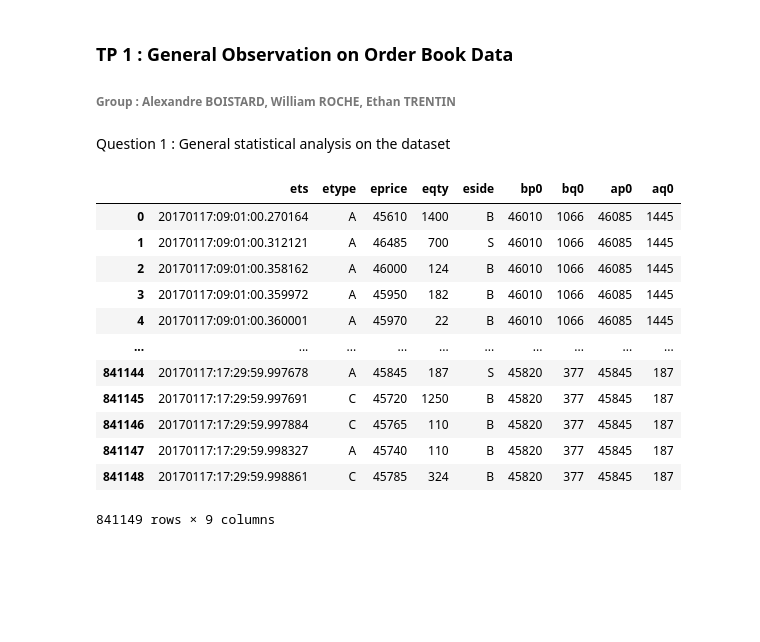
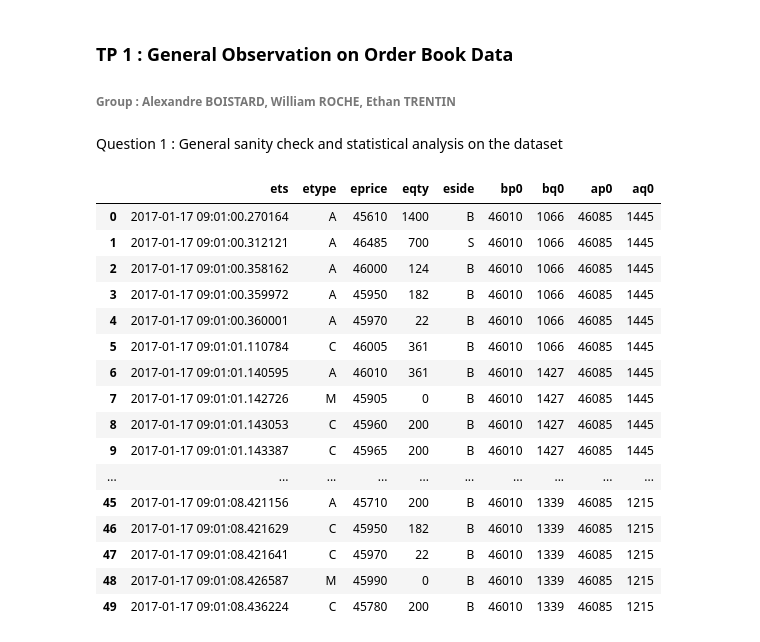
Before and after one commit to ethantrentin/High-Frequency-Data-Limit-Order-Books, a Jupyter notebook: DHF-LAB1-BOISTARD-ROCHE-TRENTIN.ipynb, the cells around one changed output. Saved outputs shown, nothing was run; the diff lists cells and outputs as text; code cells hidden in the pictures; blank space fills up the shorter version.

```diff
--- a/DHF-LAB1-BOISTARD-ROCHE-TRENTIN.ipynb
+++ b/DHF-LAB1-BOISTARD-ROCHE-TRENTIN.ipynb
@@ -17,23 +18,51 @@ import os
 # %% [markdown]
-Question 1 : General statistical analysis on the dataset
+Question 1 : General sanity check and statistical analysis on the dataset
 # %%
-# step 1 : load the data
-Path = sys.path[0] + "\\Data\\SG"
-filename_df = pd.read_csv(Path + "\\SG_20170117.csv.gz", compression = 'gzip')
-filename_df.drop(filename_df.columns[0], axis = 1, inplace = True)
+# Step 1: Load all files in the directory
+data_path = "Data/SG/"
+file_list = [
+    "SG_20170117.csv.gz",
+    "SG_20170118.csv.gz",
+    "SG_20170119.csv.gz",
+    "SG_20170120.csv.gz",
+    "SG_20170123.csv.gz",
+    "SG_20170124.csv.gz",
+    "SG_20170125.csv.gz",
+    "SG_20170126.csv.gz",
+    "SG_20170127.csv.gz",
+    "SG_20170130.csv.gz",
+    "SG_20170131.csv.gz",
+    "SG_20170201.csv.gz",
+]
+# Create a list to store each DataFrame
+df_list = []
+for file in file_list:
+    df = pd.read_csv(data_path + file, compression='gzip')
+    df.drop(df.columns[0], axis=1, inplace=True)
+    df['ets'] = pd.to_datetime(df['ets'], format="%Y%m%d:%H:%M:%S.%f")
+    df_list.append(df)
+
+# Concatenate all DataFrames into one
+filename_df = pd.concat(df_list, ignore_index=True)
+
+# Step 2 : General statistical analysis on the dataset
+# 2.1. Check the structure of the data
+filename_df.head(50)
+# %% [output]
+|  | ets | etype | eprice | eqty | eside | bp0 | bq0 | ap0 | aq0 |
+| 0 | 2017-01-17 09:01:00.270164 | A | 45610 | 1400 | B | 46010 | 1066 | 46085 | 1445 |
+| 1 | 2017-01-17 09:01:00.312121 | A | 46485 | 700 | S | 46010 | 1066 | 46085 | 1445 |
+| 2 | 2017-01-17 09:01:00.358162 | A | 46000 | 124 | B | 46010 | 1066 | 46085 | 1445 |
+| 3 | 2017-01-17 09:01:00.359972 | A | 45950 | 182 | B | 46010 | 1066 | 46085 | 1445 |
+| 4 | 2017-01-17 09:01:00.360001 | A | 45970 | 22 | B | 46010 | 1066 | 46085 | 1445 |
+| 5 | 2017-01-17 09:01:01.110784 | C | 46005 | 361 | B | 46010 | 1066 | 46085 | 1445 |
+| 6 | 2017-01-17 09:01:01.140595 | A | 46010 | 361 | B | 46010 | 1427 | 46085 | 1445 |
+| 7 | 2017-01-17 09:01:01.142726 | M | 45905 | 0 | B | 46010 | 1427 | 46085 | 1445 |
+| 8 | 2017-01-17 09:01:01.143053 | C | 45960 | 200 | B | 46010 | 1427 | 46085 | 1445 |
+| 9 | 2017-01-17 09:01:01.143387 | C | 45965 | 200 | B | 46010 | 1427 | 46085 | 1445 |
+| ... | ... | ... | ... | ... | ... | ... | ... | ... | ... |
+| 45 | 2017-01-17 09:01:08.421156 | A | 45710 | 200 | B | 46010 | 1339 | 46085 | 1215 |
+| 46 | 2017-01-17 09:01:08.421629 | C | 45950 | 182 | B | 46010 | 1339 | 46085 | 1215 |
+| 47 | 2017-01-17 09:01:08.421641 | C | 45970 | 22 | B | 46010 | 1339 | 46085 | 1215 |
+| 48 | 2017-01-17 09:01:08.426587 | M | 45990 | 0 | B | 46010 | 1339 | 46085 | 1215 |
+| 49 | 2017-01-17 09:01:08.436224 | C | 45780 | 200 | B | 46010 | 1339 | 46085 | 1215 |
-# %%
-filename_df
-# %% [output]
-|  | ets | etype | eprice | eqty | eside | bp0 | bq0 | ap0 | aq0 |
-| 0 | 20170117:09:01:00.270164 | A | 45610 | 1400 | B | 46010 | 1066 | 46085 | 1445 |
-| 1 | 20170117:09:01:00.312121 | A | 46485 | 700 | S | 46010 | 1066 | 46085 | 1445 |
-| 2 | 20170117:09:01:00.358162 | A | 46000 | 124 | B | 46010 | 1066 | 46085 | 1445 |
-| 3 | 20170117:09:01:00.359972 | A | 45950 | 182 | B | 46010 | 1066 | 46085 | 1445 |
-| 4 | 20170117:09:01:00.360001 | A | 45970 | 22 | B | 46010 | 1066 | 46085 | 1445 |
-| ... | ... | ... | ... | ... | ... | ... | ... | ... | ... |
-| 841144 | 20170117:17:29:59.997678 | A | 45845 | 187 | S | 45820 | 377 | 45845 | 187 |
-| 841145 | 20170117:17:29:59.997691 | C | 45720 | 1250 | B | 45820 | 377 | 45845 | 187 |
-| 841146 | 20170117:17:29:59.997884 | C | 45765 | 110 | B | 45820 | 377 | 45845 | 187 |
-| 841147 | 20170117:17:29:59.998327 | A | 45740 | 110 | B | 45820 | 377 | 45845 | 187 |
-| 841148 | 20170117:17:29:59.998861 | C | 45785 | 324 | B | 45820 | 377 | 45845 | 187 |
-841149 rows × 9 columns
```
Also changed, not shown: parts of 9 cells of this notebook.
